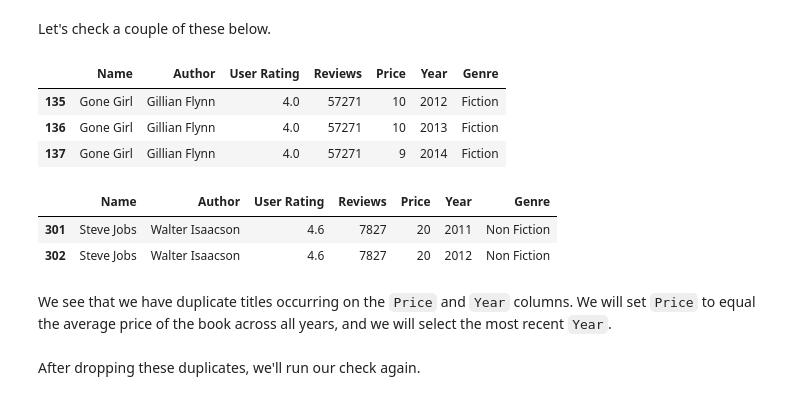
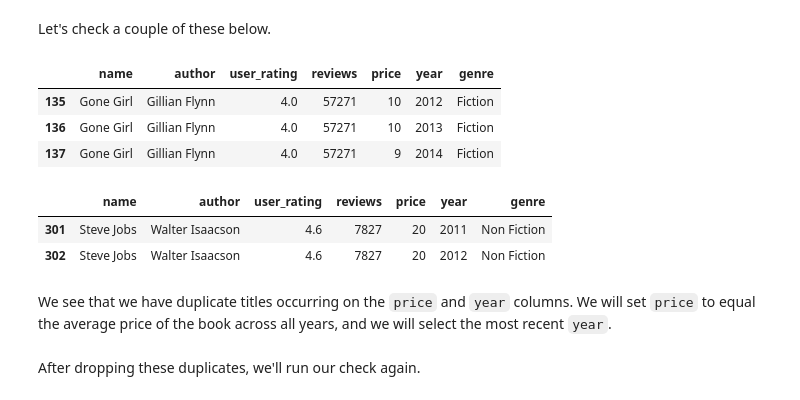
Before and after one commit to shreyankpatil/gdi-data-visualization-python, a Jupyter notebook: notebooks/01-read-and-clean-data.ipynb, the cells around one changed output. Saved outputs shown, nothing was run; the diff lists cells and outputs as text; code cells hidden in the pictures.

Commit message:
refactored column names, updated `requirements.txt`

```diff
--- a/notebooks/01-read-and-clean-data.ipynb
+++ b/notebooks/01-read-and-clean-data.ipynb
@@ -54,4 +52,7 @@ df_books = df_raw.copy()
+# %%
+df_books = df_raw.rename(columns={'User Rating': 'user_rating'})
+df_books.columns = df_books.columns.str.lower()
 # %%
-df_books['Genre'] = df_books['Genre'].astype('category')
+df_books['genre'] = df_books['genre'].astype('category')
 df_books.dtypes
 # %% [output]
@@ -98,5 +99,5 @@ We need to clean the `Name` column as we have an inconsistency
 # %%
-df_books['Name'] = df_books['Name'].str.title().str.strip()
+df_books['name'] = df_books['name'].str.title().str.strip()
 # %%
 for col in df_books.columns:
     if col in text_columns:
@@ -166,18 +151,18 @@ duplicated_titles
 # %% [markdown]
 Let's check a couple of these below.
 # %%
-df_books[df_books['Name'] == 'Gone Girl']
+df_books[df_books['name'] == 'Gone Girl']
 # %% [output]
-|  | Name | Author | User Rating | Reviews | Price | Year | Genre |
+|  | name | author | user_rating | reviews | price | year | genre |
 | 135 | Gone Girl | Gillian Flynn | 4.0 | 57271 | 10 | 2012 | Fiction |
 | 136 | Gone Girl | Gillian Flynn | 4.0 | 57271 | 10 | 2013 | Fiction |
 | 137 | Gone Girl | Gillian Flynn | 4.0 | 57271 | 9 | 2014 | Fiction |
 # %%
-df_books[df_books['Name'] == 'Steve Jobs']
+df_books[df_books['name'] == 'Steve Jobs']
 # %% [output]
-|  | Name | Author | User Rating | Reviews | Price | Year | Genre |
+|  | name | author | user_rating | reviews | price | year | genre |
 | 301 | Steve Jobs | Walter Isaacson | 4.6 | 7827 | 20 | 2011 | Non Fiction |
 | 302 | Steve Jobs | Walter Isaacson | 4.6 | 7827 | 20 | 2012 | Non Fiction |
 # %% [markdown]
-We see that we have duplicate titles occurring on the `Price` and `Year` columns. We will set `Price` to equal the average price of the book across all years, and we will select the most recent `Year`.
+We see that we have duplicate titles occurring on the `price` and `year` columns. We will set `price` to equal the average price of the book across all years, and we will select the most recent `year`.
 # %%
```
Also changed, not shown: parts of 18 cells of this notebook, 3 other files.
